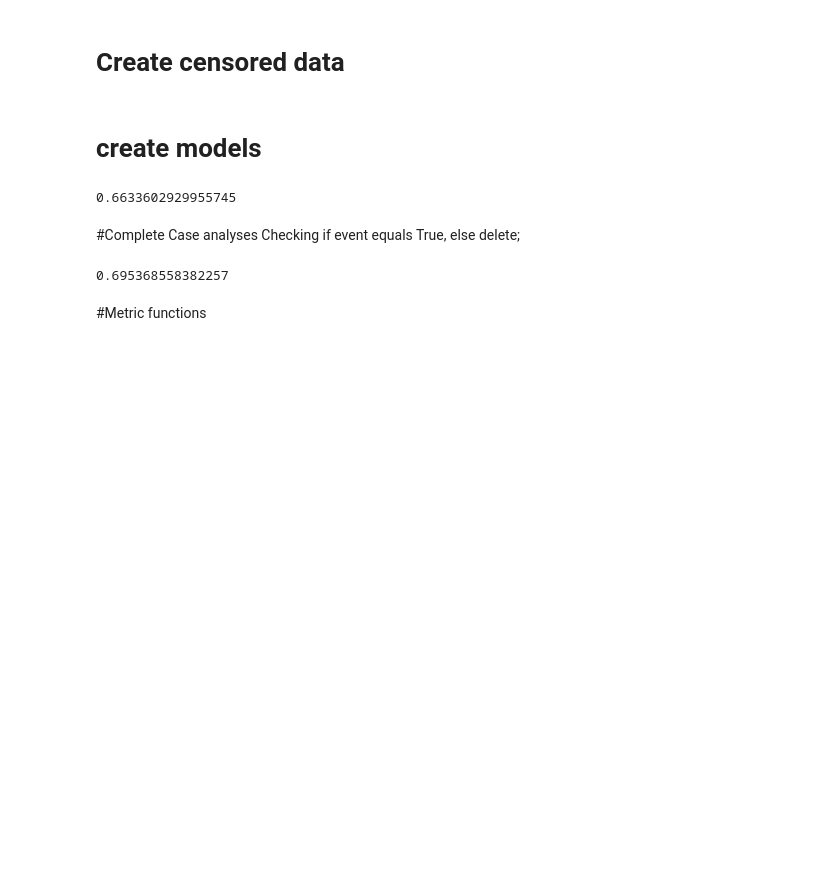
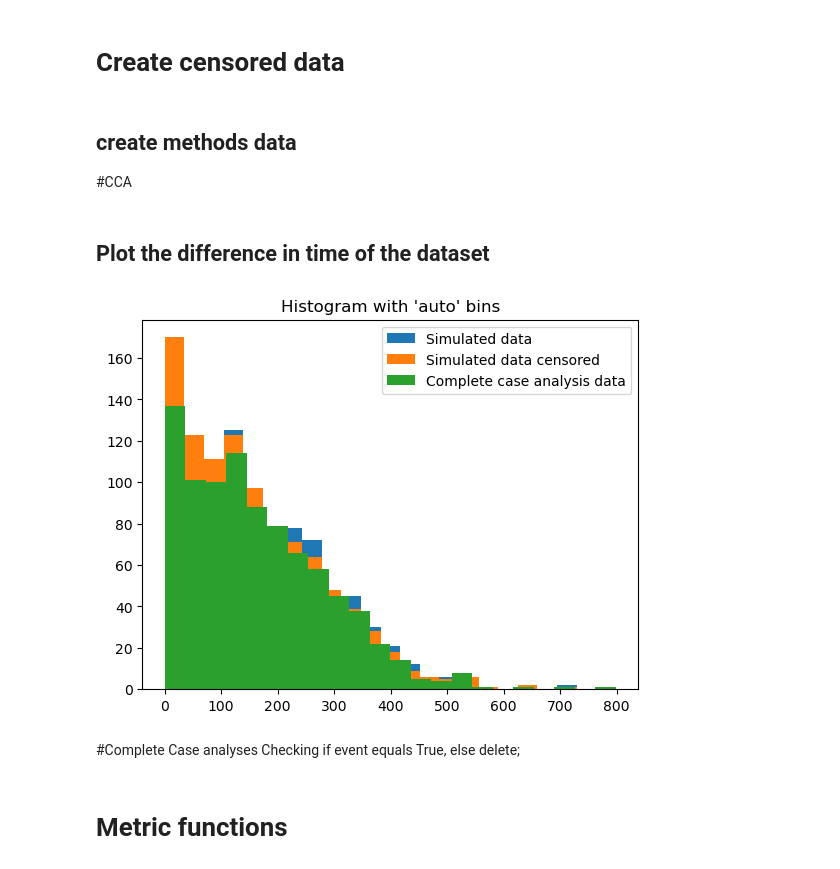
Before and after one commit to Laheij/Right_censoring_thesis, a Jupyter notebook: simulated_data.ipynb, the cells around one changed output. Saved outputs shown, nothing was run; the diff lists cells and outputs as text; code cells hidden in the pictures; blank space fills up the shorter version.

```diff
--- a/simulated_data.ipynb
+++ b/simulated_data.ipynb
@@ -84,2 +84,3 @@ X_train_cen, X_tes_cen, y_train_cen, y_test_cen = train_test_split(X, yt_cen, te
 # %% [markdown]
-# create models
+## create methods data
+#CCA
@@ -91,10 +87,19 @@ rsf.score(X_test, y_test)
-# %%
-# basic RSF model
-rsf = RandomSurvivalForest(random_state = random_state)
-rsf_cen = rsf.fit(X_train_cen, y_train_cen)
-rsf_cen.score(X_tes_cen, y_test_cen)
-# %% [output]
-0.6633602929955745
+# %%
+cca_df= pd.DataFrame(X).join(pd.DataFrame(yt_cen))
+cca_data = cca_df[cca_df['event']==True]
+cca_yt = Surv.from_arrays(event=cca_data['event'], time=cca_data['time'])
+cca_X = cca_data[cca_data.columns[:-2]]
+# %% [markdown]
+## Plot the difference in time of the dataset
+# %%
+plt.hist(yt['time'], bins='auto', label= 'Simulated data')  # arguments are passed to np.histogram
+plt.hist(yt_cen['time'], bins='auto', label= 'Simulated data censored')  # arguments are passed to np.histogram
+plt.hist(cca_yt['time'], bins='auto', label= 'Complete case analysis data')  # arguments are passed to np.histogram
+plt.title("Histogram with 'auto' bins")
+plt.legend()
+plt.show()
+# %% [output]
+[figure, added]
 # %% [markdown]
 #Complete Case analyses
 Checking if event equals True, else delete;
@@ -103,16 +108,8 @@ cca_df= pd.DataFrame(X).join(pd.DataFrame(yt_cen))
 cca_data = cca_df[cca_df['event']==True]
 cca_yt = Surv.from_arrays(event=cca_data['event'], time=cca_data['time'])
 cca_X = cca_data[cca_data.columns[:-2]]
-# %%
-X_train_cca, X_tes_cca, y_train_cca, y_test_cca = train_test_split(cca_X, cca_yt, test_size=0.2, random_state=random_state)
-# basic RSF model
-
-rsf_cen = rsf.fit(X_train_cca, y_train_cca)
-rsf_cen.score(X_tes_cca, y_test_cca)
-# %% [output]
-0.695368558382257
 # %% [markdown]
-#Metric functions
+# Metric functions
 # %%
 ## Create function to test all metrics in one swoop
 
```
Also changed, not shown: parts of 22 cells of this notebook.
